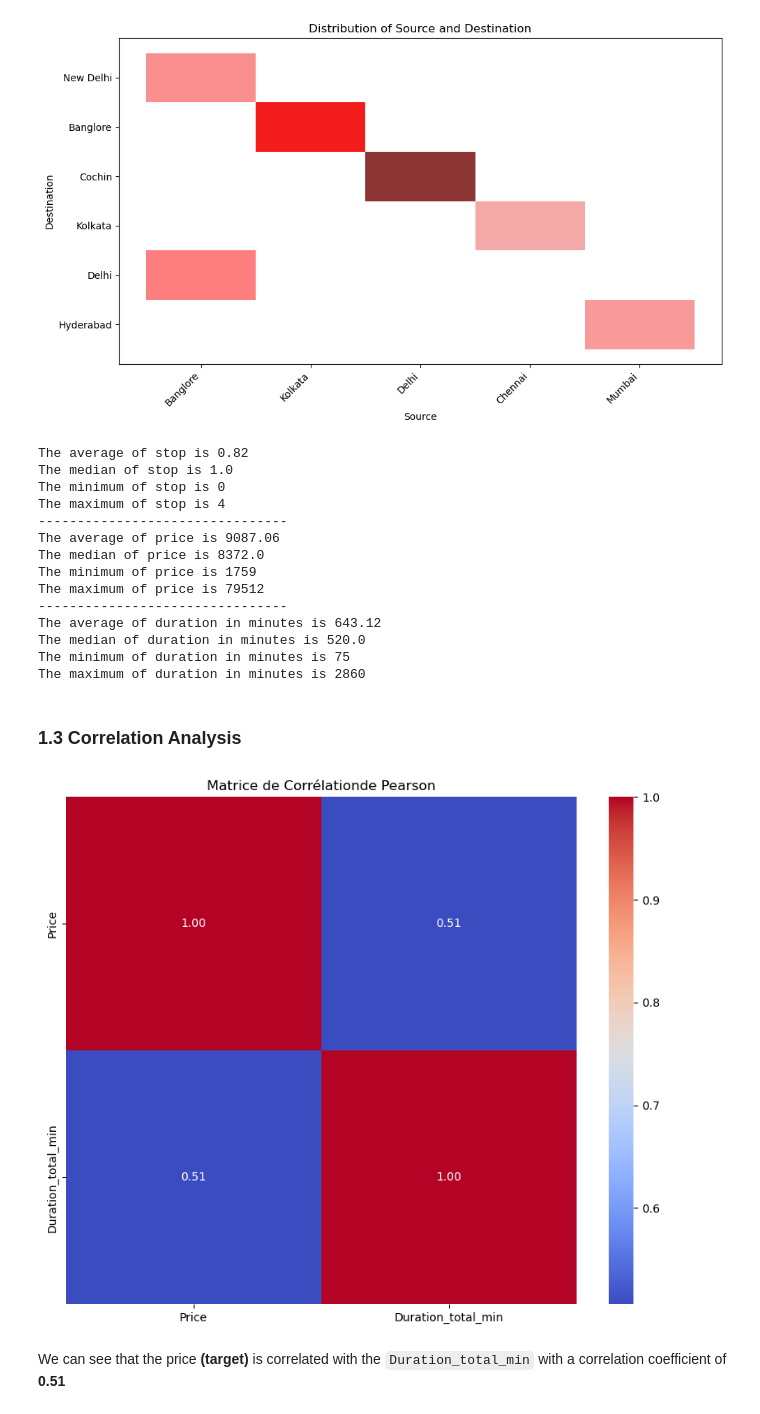
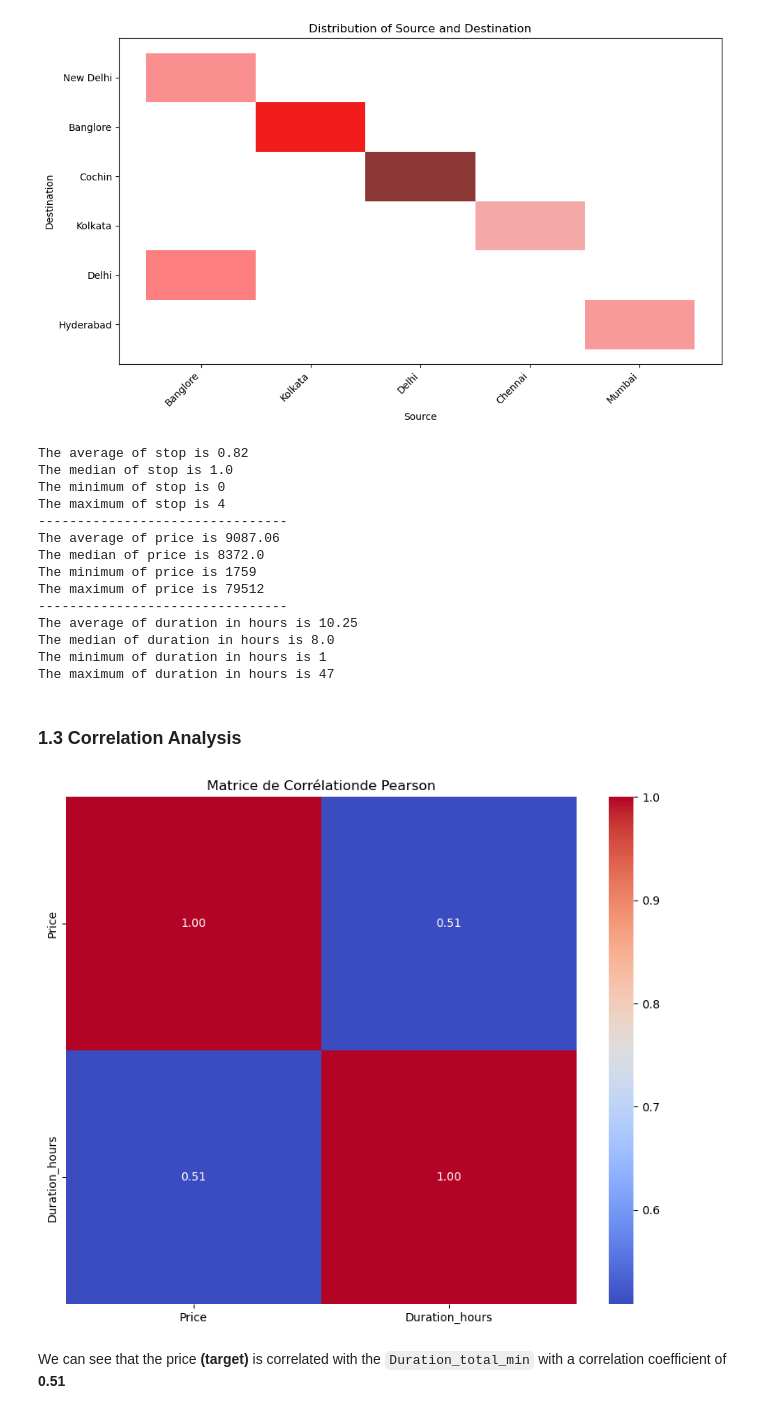
Before and after one commit to Sagbyy/flight-price-prediction-ML, a Jupyter notebook: notebook.ipynb, the cells around one changed output. Saved outputs shown, nothing was run; the diff lists cells and outputs as text; code cells hidden in the pictures.

```diff
--- a/notebook.ipynb
+++ b/notebook.ipynb
@@ -127,10 +126,10 @@ print(f"The maximum of price is {df['Price'].max()}")
 
 print("--------------------------------")
 
-print(f"The average of duration in minutes is {df['Duration_total_min'].mean().round(2)}")
-print(f"The median of duration in minutes is {df['Duration_total_min'].median()}")
-print(f"The minimum of duration in minutes is {df['Duration_total_min'].min()}")
-print(f"The maximum of duration in minutes is {df['Duration_total_min'].max()}")
+print(f"The average of duration in hours is {df['Duration_hours'].mean().round(2)}")
+print(f"The median of duration in hours is {df['Duration_hours'].median()}")
+print(f"The minimum of duration in hours is {df['Duration_hours'].min()}")
+print(f"The maximum of duration in hours is {df['Duration_hours'].max()}")
 # %% [output]
 The average of stop is 0.82
 The median of stop is 1.0
@@ -142,21 +141,21 @@ The median of price is 8372.0
 The minimum of price is 1759
 The maximum of price is 79512
 --------------------------------
-The average of duration in minutes is 643.12
-The median of duration in minutes is 520.0
-The minimum of duration in minutes is 75
-The maximum of duration in minutes is 2860
+The average of duration in hours is 10.25
+The median of duration in hours is 8.0
+The minimum of duration in hours is 1
+The maximum of duration in hours is 47
 # %% [markdown]
 ### 1.3 Correlation Analysis
 # %%
-correlation_matrix = df[["Price", "Duration_total_min"]].corr(numeric_only=True)
+correlation_matrix = df[["Price", "Duration_hours"]].corr(numeric_only=True)
 
 plt.figure(figsize=(10, 8))
 sns.heatmap(correlation_matrix, annot=True, cmap="coolwarm", fmt=".2f")
 plt.title("Matrice de Corrélationde Pearson")
 plt.show()
 # %% [output]
-[figure, old version]
+[figure, new version]
 # %% [markdown]
 We can see that the price **(target)** is correlated with the `Duration_total_min` with a correlation coefficient of **0.51**
 # %%
```
Also changed, not shown: parts of 19 cells of this notebook, 1 other file.
